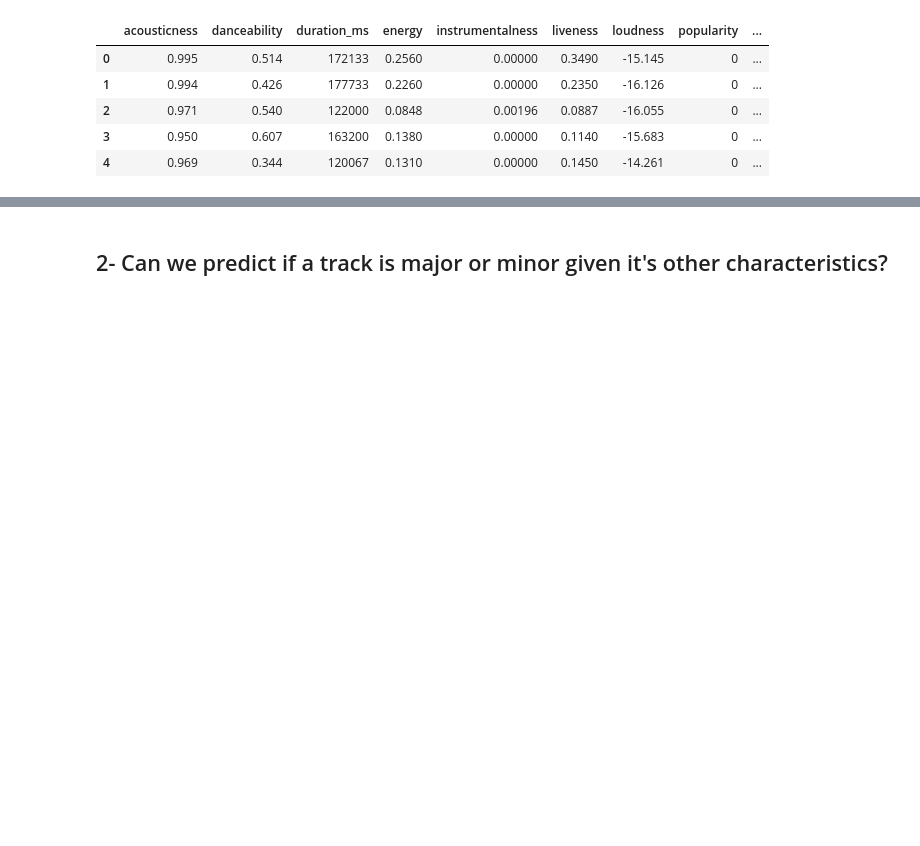
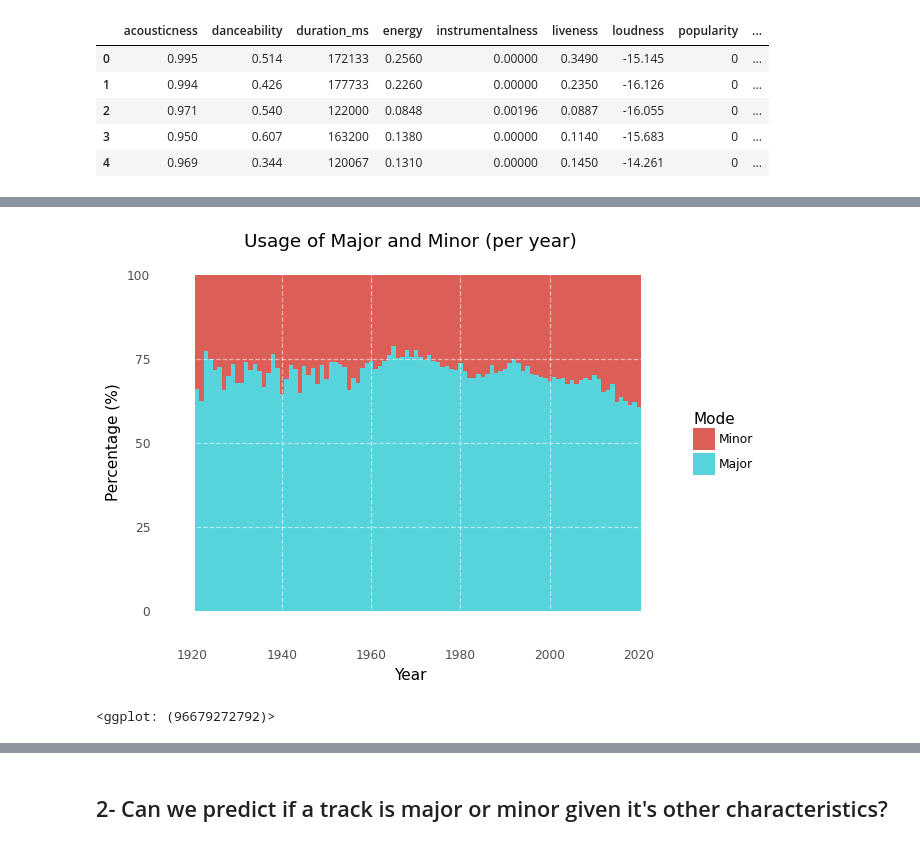
Before and after one commit to danshaub/CPSC392-Final-Project, a Jupyter notebook: Notebooks/Dan-FP.ipynb, the cells around one changed output, grey strips where cells are left out. Saved outputs shown, nothing was run; the diff lists cells and outputs as text; code cells hidden in the pictures; blank space fills up the shorter version.

```diff
--- a/Notebooks/Dan-FP.ipynb
+++ b/Notebooks/Dan-FP.ipynb
@@ -241,0 +252,19 @@ ggplot(explicit_distro_1, aes(x = "year", y = "explicit", fill = "percentage"))
+# %%
+mode_distro_1["percentage100"] = mode_distro_1["percentage"] * 100
+# %%
+(ggplot(mode_distro_1, aes(x = "yr_num", y = "percentage100", fill = "mode"))
+ + geom_rect(xmin=1920.5,xmax=2020.5,ymin=0,ymax=100, fill="#db5f57")
+ + geom_bar(position="stack", stat="identity", width=1)
+ + scale_x_continuous(limits=(1920,2021), breaks = range(1920,2021,20))
+ + scale_y_continuous(limits=(0,100), breaks=[0,25,50,75,100])
+ + geom_vline(xintercept=[1940,1960,1980,2000], linetype="dashed", color="#ffffff88")
+ + geom_hline(yintercept=[25,50,75], linetype="dashed", color="#ffffff88")
+ + theme_minimal()
+ + theme(panel_grid_minor=element_blank(), panel_grid_major=element_blank())
+ + ggtitle("Usage of Major and Minor (per year)")
+ + labs(x="Year", y="Percentage (%)", color="Mode")
+ + scale_fill_discrete(name = "Mode", labels = ["Minor", "Major"])
+)
+# %% [output]
+[figure, added]
+<ggplot: (96679272792)>
```
Also changed, not shown: parts of 15 cells of this notebook, 1 other file.
